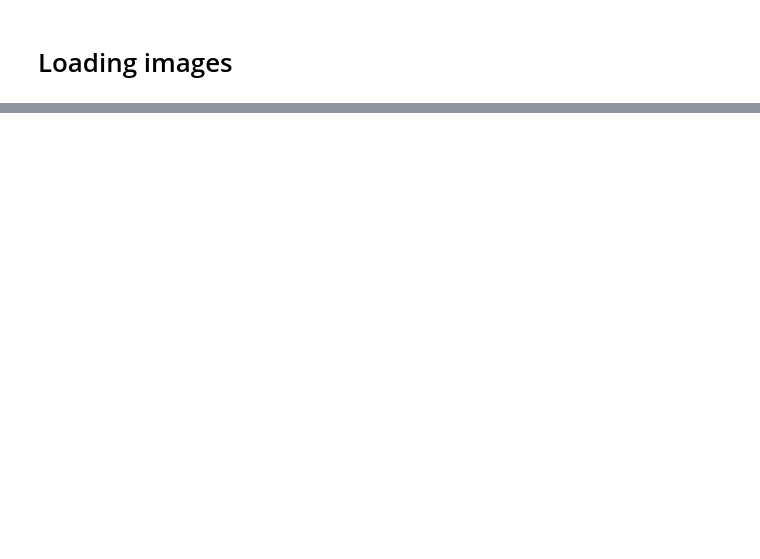
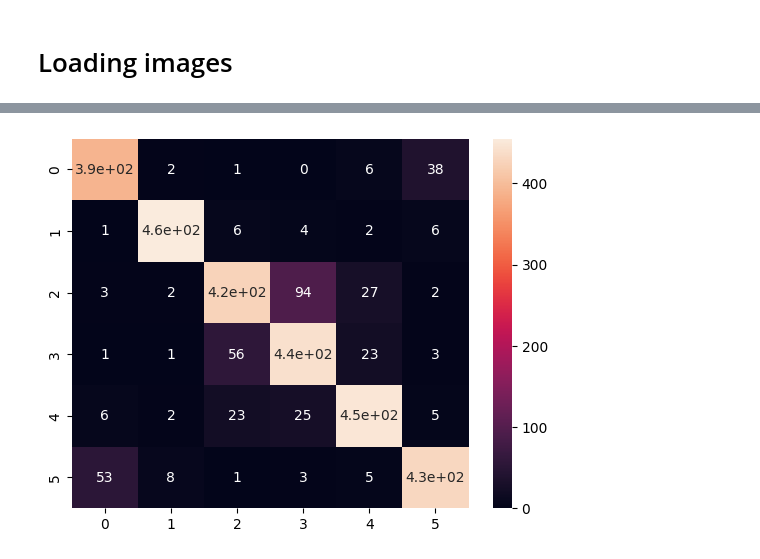
Before and after one commit to lorrespz/Image-Classification-Collection, a Jupyter notebook: natural-scenes-classification-resnet50-others.ipynb, the cells around one changed output, grey strips where cells are left out. Cells and saved outputs as stored; diff of their text form; code cells hidden in the pictures; blank space fills up the shorter version.

```diff
--- a/natural-scenes-classification-resnet50-others.ipynb
+++ b/natural-scenes-classification-resnet50-others.ipynb
@@ -109,0 +221,4 @@ Name: count, dtype: int64
+# %%
+pred_vgg16 = model_vgg16.predict(test_generator)
+y_test = test_generator.classes
+y_pred_vgg16 = np.argmax(pred_vgg16, axis=1)
@@ -109,0 +227,6 @@ Name: count, dtype: int64
+# %%
+sns.heatmap(confusion_matrix(y_test,y_pred_vgg16),
+            annot=True)
+plt.show()
+# %% [output]
+[figure, added]
```
Also changed, not shown: parts of 19 cells of this notebook.
